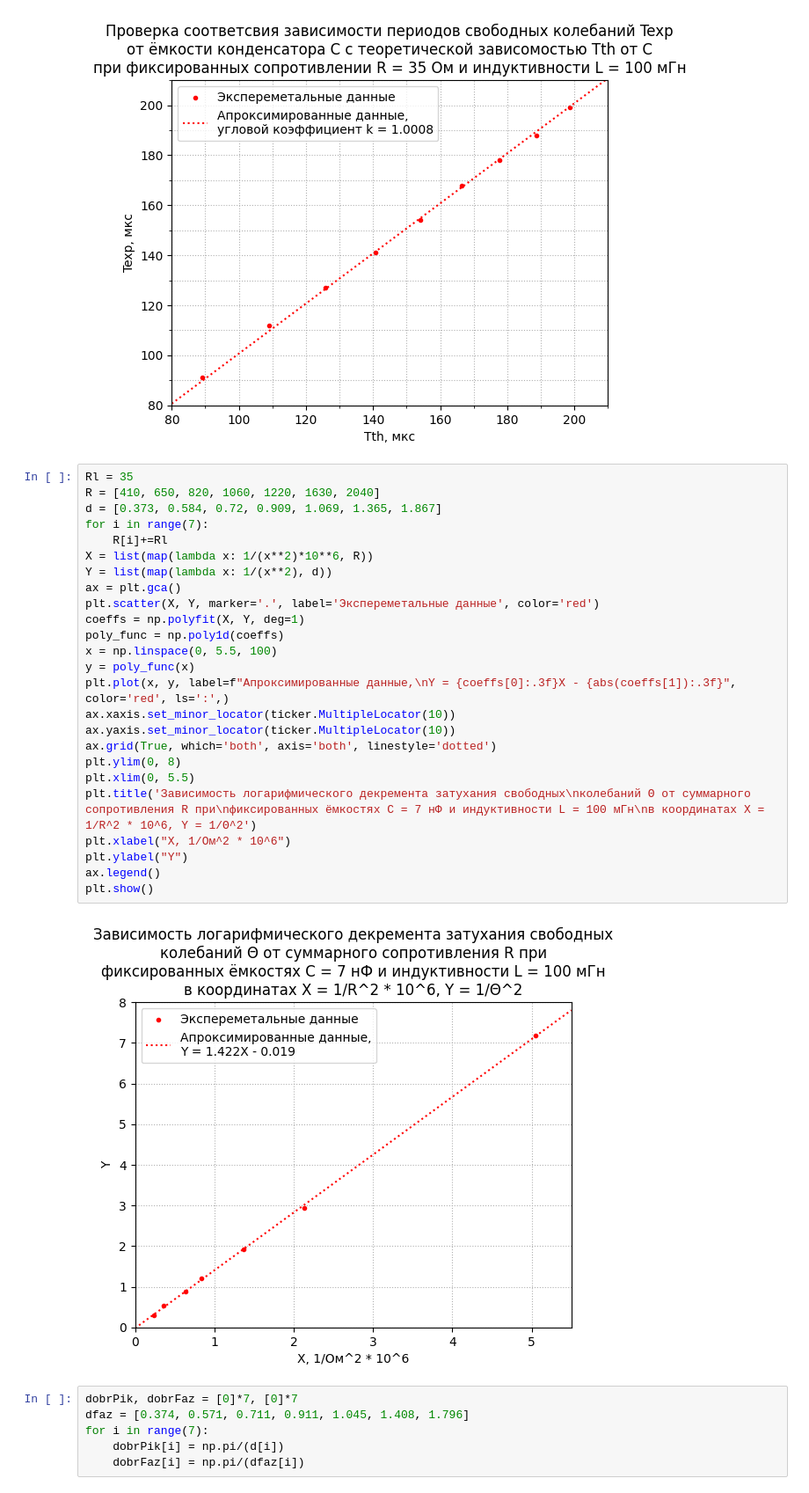
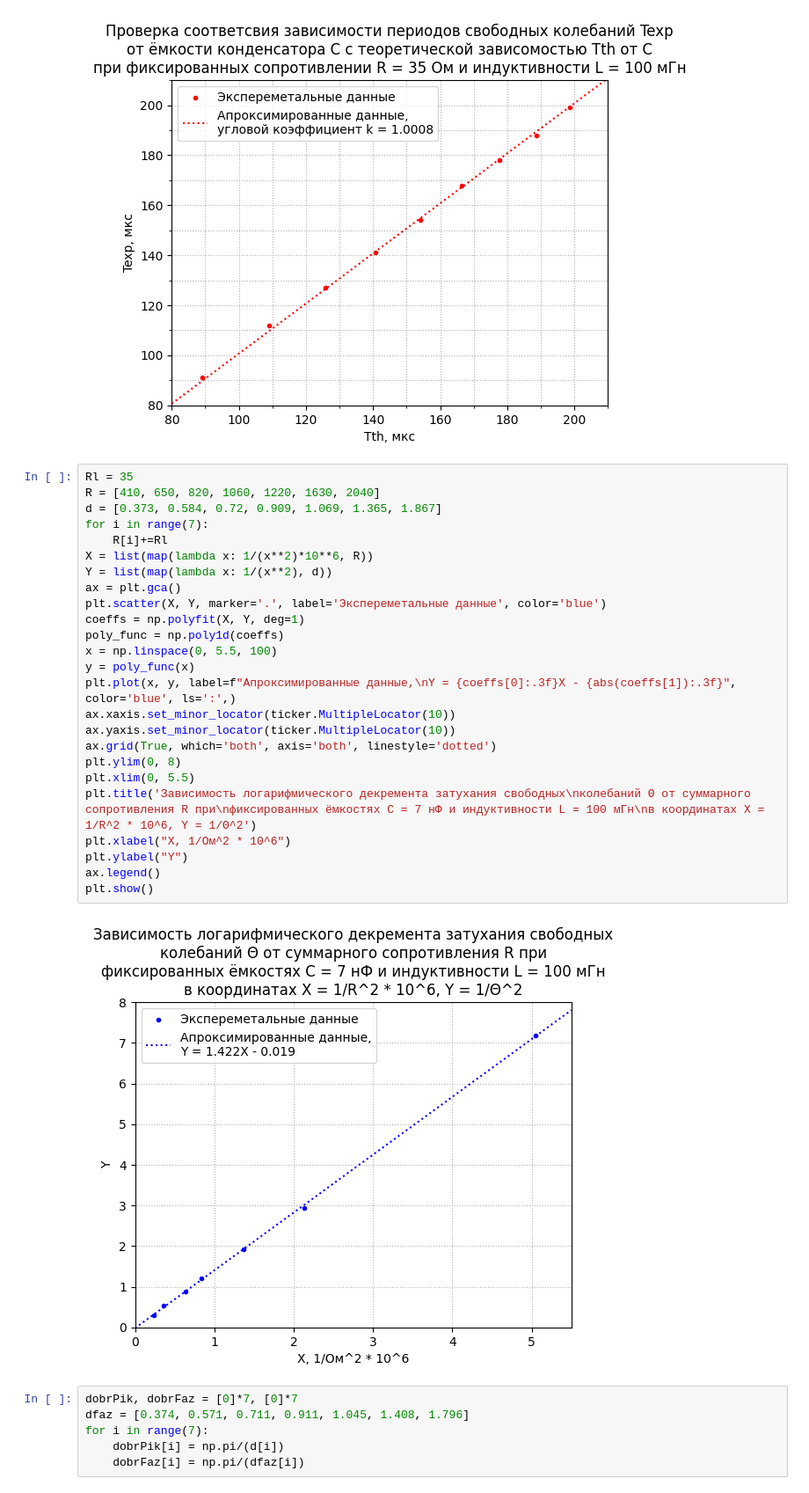
Before and after one commit to airavil/ObshePhis-Labs, a Jupyter notebook: Электричество и Магнетизм/3.2.4+3.2.5/obrabotka.ipynb, the cells around one changed output. Shown at 88% size. Cells and saved outputs as stored; diff of their text form.

```diff
--- a/Электричество и Магнетизм/3.2.4+3.2.5/obrabotka.ipynb
+++ b/Электричество и Магнетизм/3.2.4+3.2.5/obrabotka.ipynb
@@ -37,30 +37,30 @@ plt.show()
 # %%
 Rl = 35
 R = [410, 650, 820, 1060, 1220, 1630, 2040]
 d = [0.373, 0.584, 0.72, 0.909, 1.069, 1.365, 1.867]
 for i in range(7):
     R[i]+=Rl
 X = list(map(lambda x: 1/(x**2)*10**6, R))
 Y = list(map(lambda x: 1/(x**2), d))
 ax = plt.gca()
-plt.scatter(X, Y, marker='.', label='Экспереметальные данные', color='red')
+plt.scatter(X, Y, marker='.', label='Экспереметальные данные', color='blue')
 coeffs = np.polyfit(X, Y, deg=1)
 poly_func = np.poly1d(coeffs)
 x = np.linspace(0, 5.5, 100)
 y = poly_func(x)
-plt.plot(x, y, label=f"Апроксимированные данные,\nY = {coeffs[0]:.3f}X - {abs(coeffs[1]):.3f}", color='red', ls=':',)
+plt.plot(x, y, label=f"Апроксимированные данные,\nY = {coeffs[0]:.3f}X - {abs(coeffs[1]):.3f}", color='blue', ls=':',)
 ax.xaxis.set_minor_locator(ticker.MultipleLocator(10))
 ax.yaxis.set_minor_locator(ticker.MultipleLocator(10))
 ax.grid(True, which='both', axis='both', linestyle='dotted')
 plt.ylim(0, 8)
 plt.xlim(0, 5.5)
 plt.title('Зависимость логарифмического декремента затухания свободных\nколебаний Θ от суммарного сопротивления R при\nфиксированных ёмкостях C = 7 нФ и индуктивности L = 100 мГн\nв координатах X = 1/R^2 * 10^6, Y = 1/Θ^2')
 plt.xlabel("X, 1/Ом^2 * 10^6")
 plt.ylabel("Y")
 ax.legend()
 plt.show()
 # %% [output]
-[figure, old version]
+[figure, new version]
 # %%
 dobrPik, dobrFaz = [0]*7, [0]*7
 dfaz = [0.374, 0.571, 0.711, 0.911, 1.045, 1.408, 1.796]
```
Also changed, not shown: parts of 4 cells of this notebook, 1 other file.
